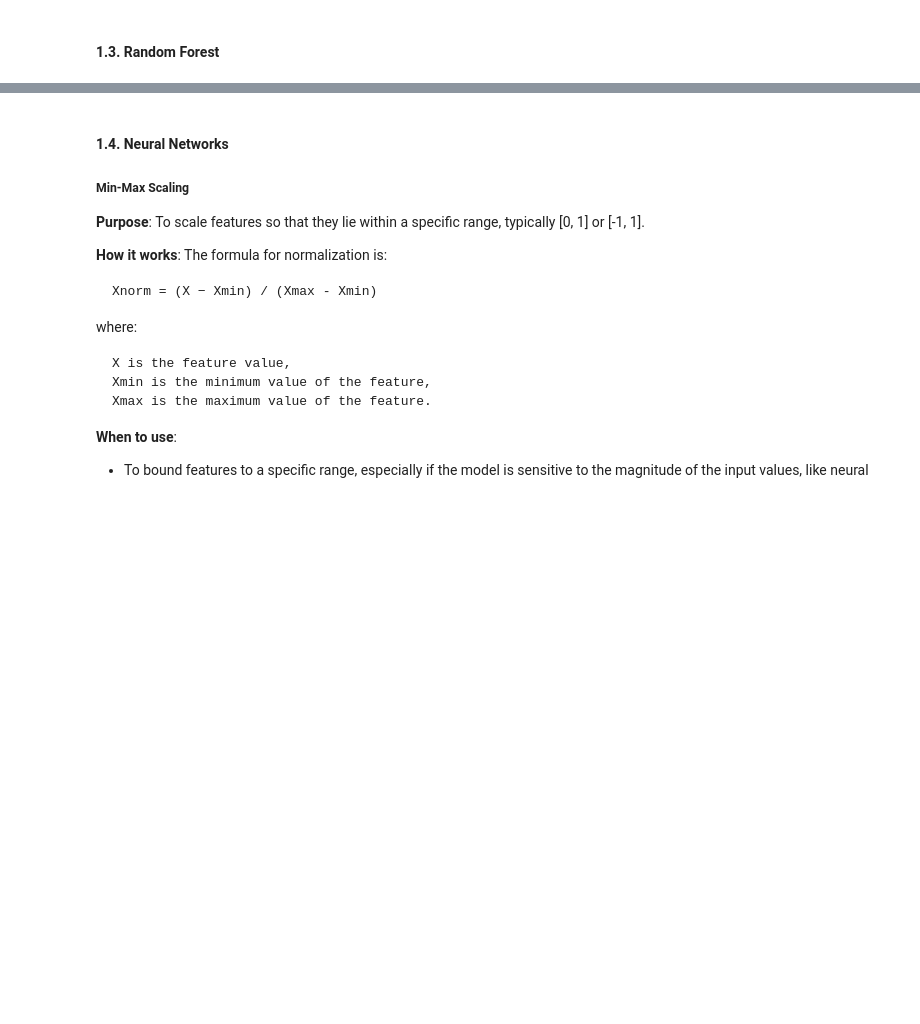
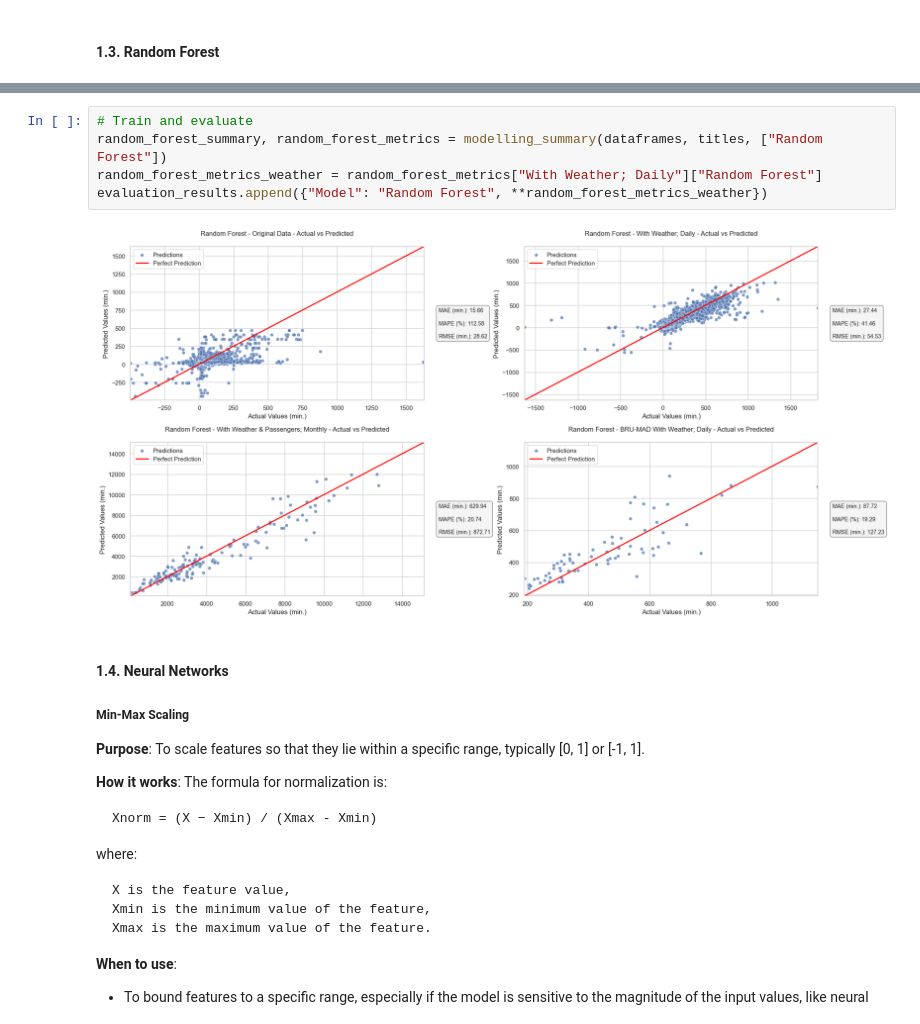
Before and after one commit to DT-Service-Consulting/avstats, a Jupyter notebook: avstats/AvStats_ML.ipynb, the cells around one changed output, grey strips where cells are left out. Drawn from its saved outputs; the diff is of its cells as text; blank space fills up the shorter version.

```diff
--- a/avstats/AvStats_ML.ipynb
+++ b/avstats/AvStats_ML.ipynb
@@ -201,3 +182,10 @@ random_forest_summary
+# %%
+# Train and evaluate
+random_forest_summary, random_forest_metrics = modelling_summary(dataframes, titles, ["Random Forest"])
+random_forest_metrics_weather = random_forest_metrics["With Weather; Daily"]["Random Forest"]
+evaluation_results.append({"Model": "Random Forest", **random_forest_metrics_weather})
+# %% [output]
+[figure, added]
 # %% [markdown]
 #### **1.4. Neural Networks**
 
```
Also changed, not shown: parts of 15 cells of this notebook, 2 other files.
